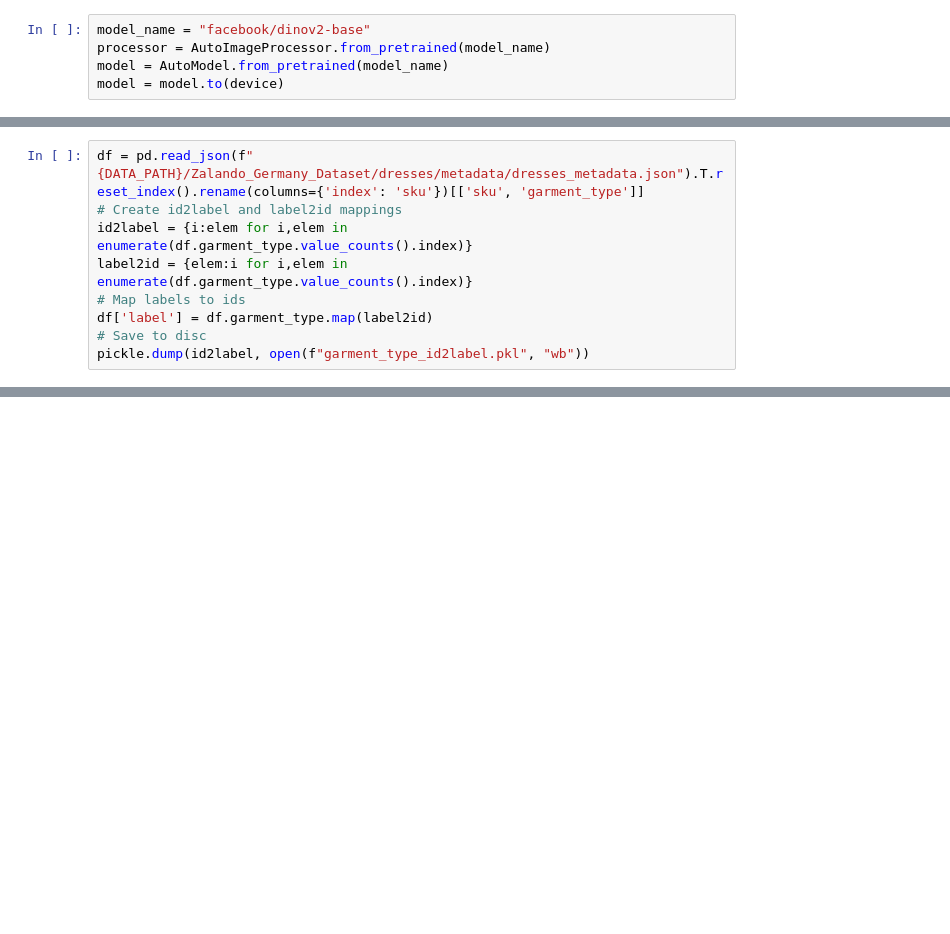
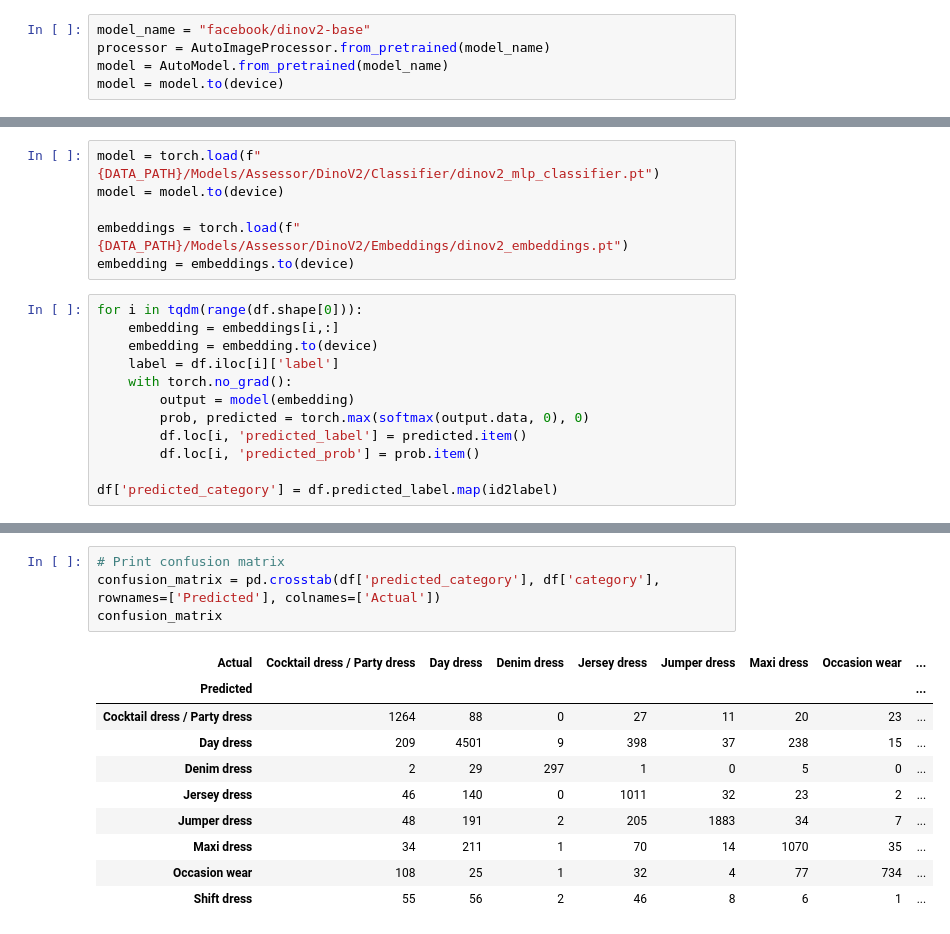
Before and after one commit to MGenschow/Thesis, a Jupyter notebook: 4_Assessor/Category_Assessor/DinoV2/DinoV2_Embeddings.ipynb, the cells around one changed output, grey strips where cells are left out. Drawn from its saved outputs; the diff is of its cells as text; blank space fills up the shorter version.

```diff
--- a/4_Assessor/Category_Assessor/DinoV2/DinoV2_Embeddings.ipynb
+++ b/4_Assessor/Category_Assessor/DinoV2/DinoV2_Embeddings.ipynb
@@ -31,9 +133,0 @@ model = model.to(device)
-# %%
-df = pd.read_json(f"{DATA_PATH}/Zalando_Germany_Dataset/dresses/metadata/dresses_metadata.json").T.reset_index().rename(columns={'index': 'sku'})[['sku', 'garment_type']]
-# Create id2label and label2id mappings
-id2label = {i:elem for i,elem in enumerate(df.garment_type.value_counts().index)}
-label2id = {elem:i for i,elem in enumerate(df.garment_type.value_counts().index)}
-# Map labels to ids
-df['label'] = df.garment_type.map(label2id)
-# Save to disc
-pickle.dump(id2label, open(f"garment_type_id2label.pkl", "wb"))
@@ -77,0 +283,18 @@ sample
+# %%
+model = torch.load(f"{DATA_PATH}/Models/Assessor/DinoV2/Classifier/dinov2_mlp_classifier.pt")
+model = model.to(device)
+
+embeddings = torch.load(f"{DATA_PATH}/Models/Assessor/DinoV2/Embeddings/dinov2_embeddings.pt")
+embedding = embeddings.to(device)
+# %%
+for i in tqdm(range(df.shape[0])):
+    embedding = embeddings[i,:]
+    embedding = embedding.to(device)
+    label = df.iloc[i]['label']
+    with torch.no_grad():
+        output = model(embedding)
+        prob, predicted = torch.max(softmax(output.data, 0), 0)
+        df.loc[i, 'predicted_label'] = predicted.item()
+        df.loc[i, 'predicted_prob'] = prob.item()
+
+df['predicted_category'] = df.predicted_label.map(id2label)
@@ -77,0 +347,15 @@ sample
+# %%
+# Print confusion matrix
+confusion_matrix = pd.crosstab(df['predicted_category'], df['category'], rownames=['Predicted'], colnames=['Actual'])
+confusion_matrix
+# %% [output]
+| Actual | Cocktail dress / Party dress | Day dress | Denim dress | Jersey dress | Jumper dress | Maxi dress | Occasion wear | ... |
+| Predicted |  |  |  |  |  |  |  | ... |
+| Cocktail dress / Party dress | 1264 | 88 | 0 | 27 | 11 | 20 | 23 | ... |
+| Day dress | 209 | 4501 | 9 | 398 | 37 | 238 | 15 | ... |
+| Denim dress | 2 | 29 | 297 | 1 | 0 | 5 | 0 | ... |
+| Jersey dress | 46 | 140 | 0 | 1011 | 32 | 23 | 2 | ... |
+| Jumper dress | 48 | 191 | 2 | 205 | 1883 | 34 | 7 | ... |
+| Maxi dress | 34 | 211 | 1 | 70 | 14 | 1070 | 35 | ... |
+| Occasion wear | 108 | 25 | 1 | 32 | 4 | 77 | 734 | ... |
+| Shift dress | 55 | 56 | 2 | 46 | 8 | 6 | 1 | ... |
```
Also changed, not shown: parts of 29 cells of this notebook, 3 other files.
